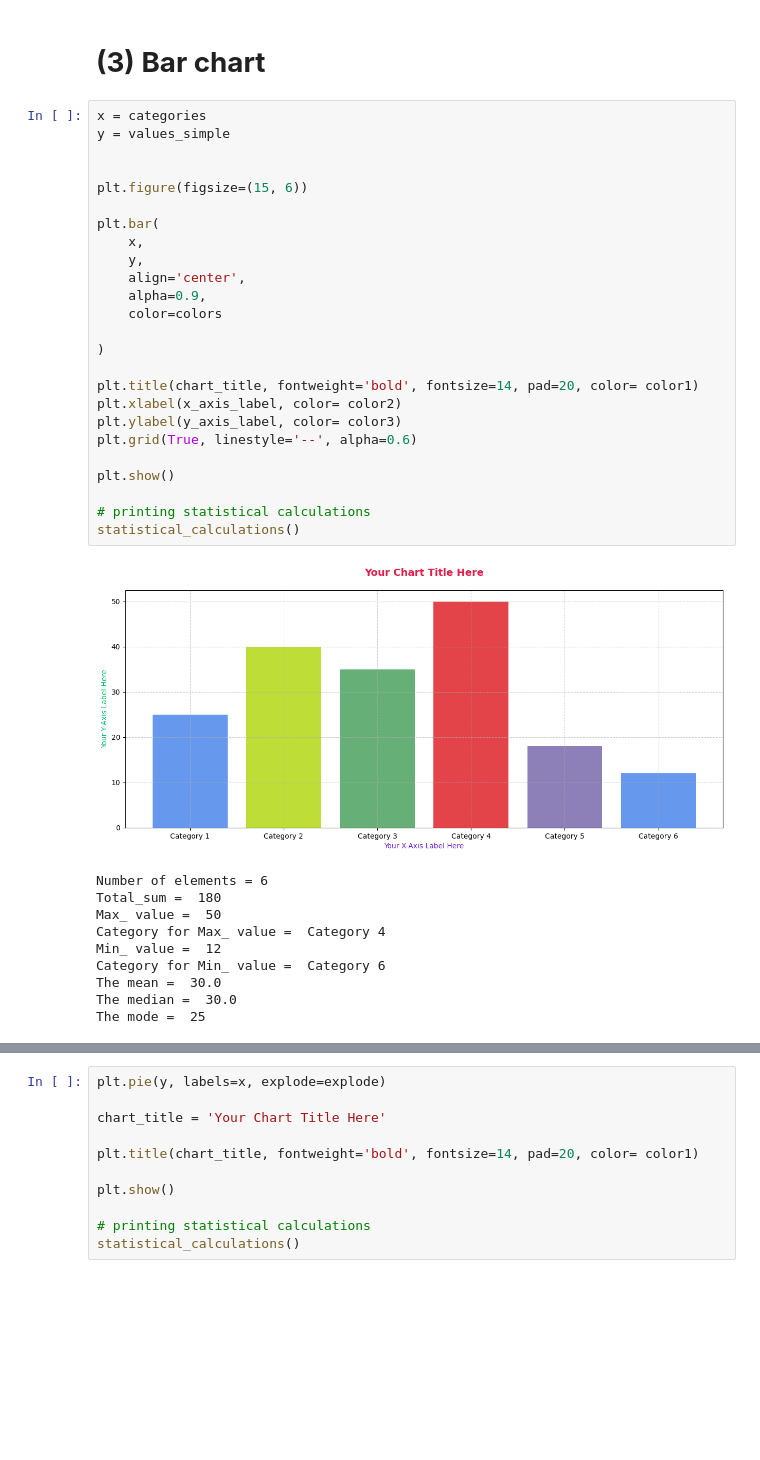
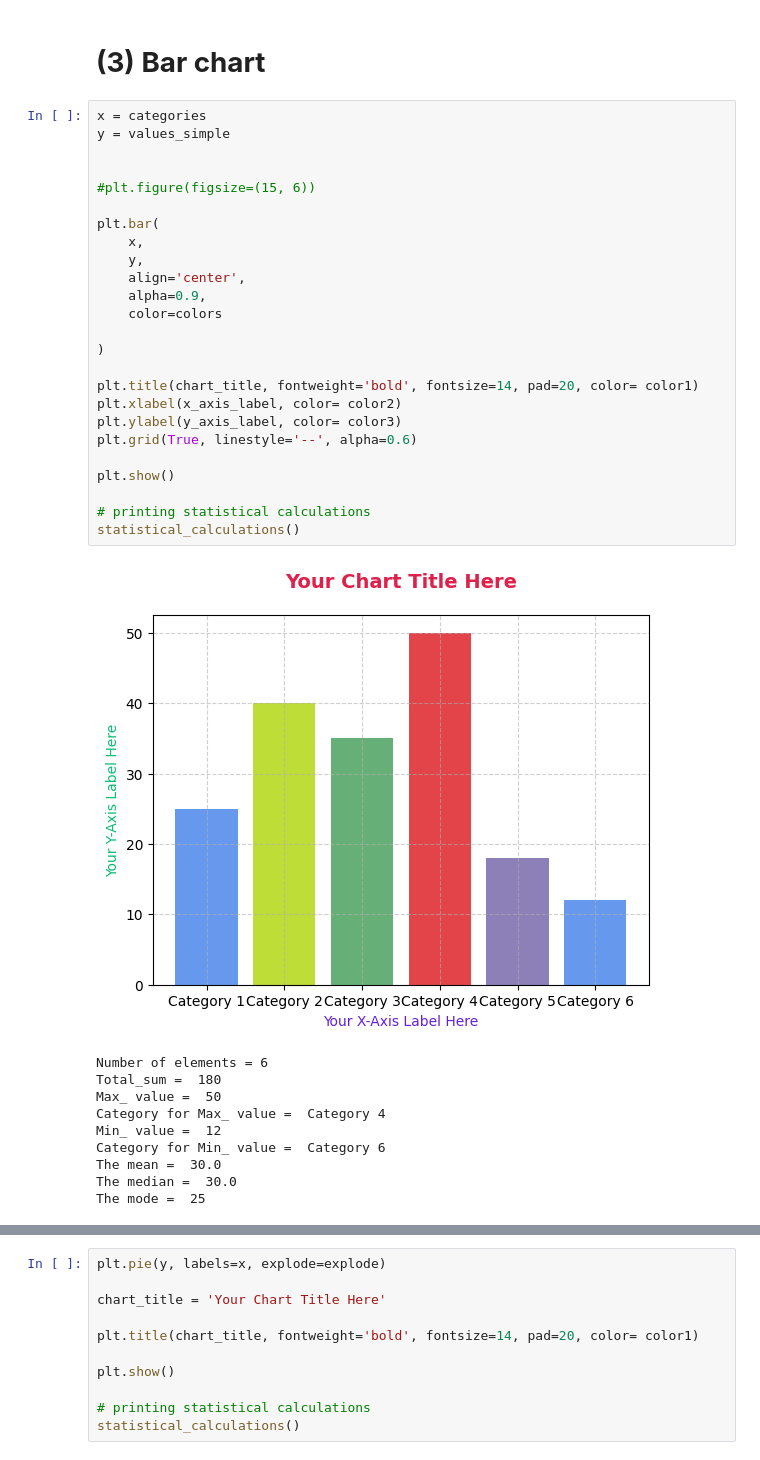
Before and after one commit to mfarouk2012-cell/Data-Visualization, a Jupyter notebook: simple-data-visualization.ipynb, the cells around one changed output, grey strips where cells are left out. Cells and saved outputs as stored; diff of their text form; blank space fills up the shorter version.

Commit message:
Kaggle Notebook | Simple Data Visualization | Version 9

```diff
--- a/simple-data-visualization.ipynb
+++ b/simple-data-visualization.ipynb
@@ -159,30 +159,30 @@ The mode =  25
 # %%
 x = categories
 y = values_simple
 
 
-plt.figure(figsize=(15, 6))
+#plt.figure(figsize=(15, 6))
 
 plt.bar(
     x,
     y,
     align='center',
     alpha=0.9,
     color=colors
 
 )
 
 plt.title(chart_title, fontweight='bold', fontsize=14, pad=20, color= color1)
 plt.xlabel(x_axis_label, color= color2)
 plt.ylabel(y_axis_label, color= color3)
 plt.grid(True, linestyle='--', alpha=0.6)
 
 plt.show()
 
 # printing statistical calculations
 statistical_calculations()
 # %% [output]
-[figure, old version]
+[figure, new version]
 Number of elements = 6
 Total_sum =  180
 Max_ value =  50
```
Also changed, not shown: parts of 4 cells of this notebook.
